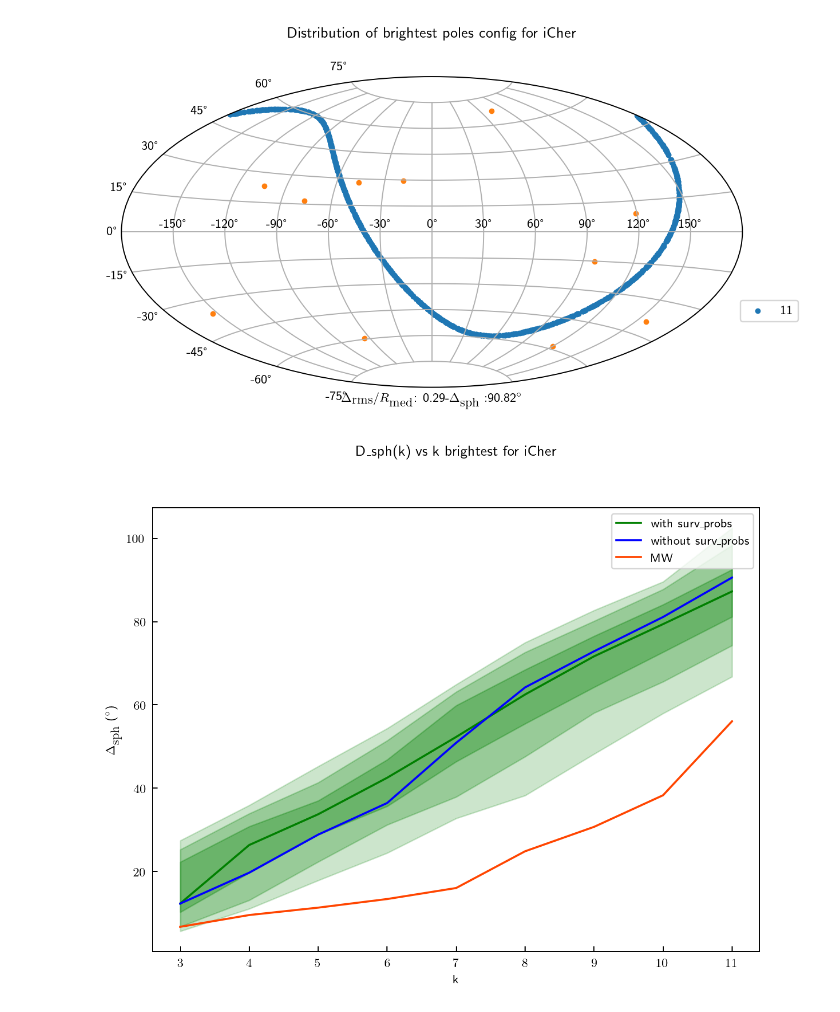
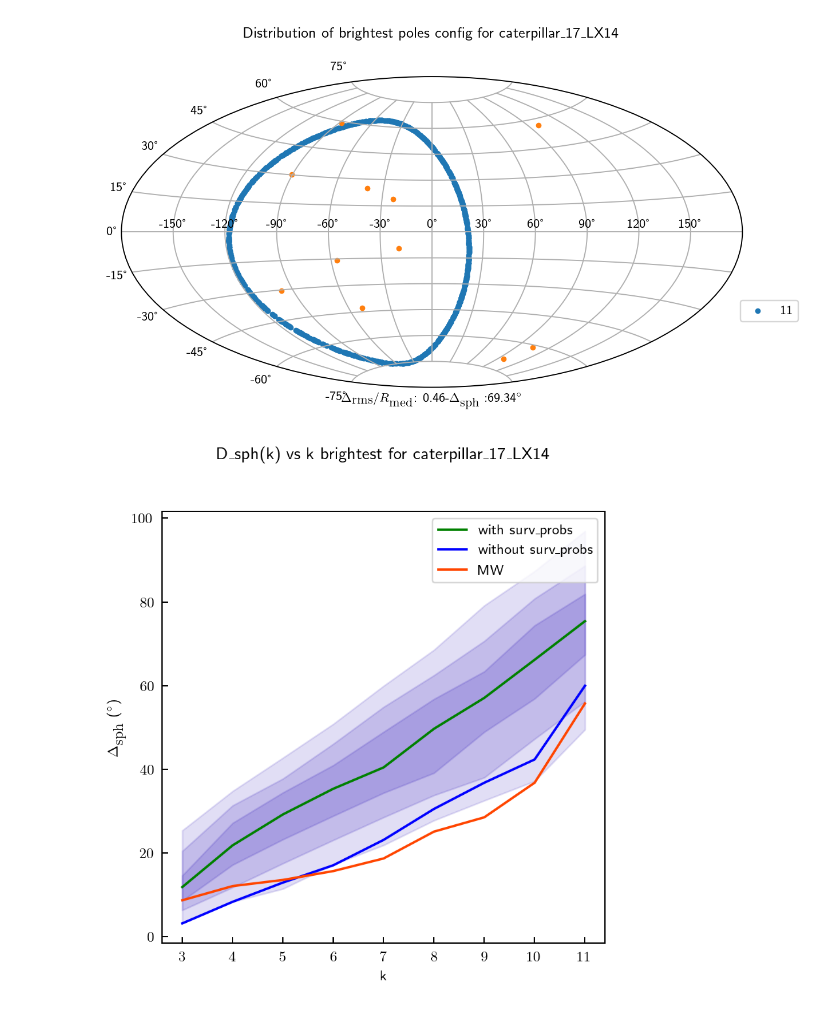
Before and after one commit to khanhnp910/SatelliteAnisotropy, a Jupyter notebook: src/test_notebook_v3.ipynb, the cells around one changed output. Saved outputs shown, nothing was run; the diff lists cells and outputs as text; code cells hidden in the pictures.

```diff
--- a/src/test_notebook_v3.ipynb
+++ b/src/test_notebook_v3.ipynb
@@ -13,7 +13,7 @@ from os import makedirs
 # %%
 plot_pretty()
 # %%
-suite_name = 'caterpillar_19_LX14'
+suite_name = 'caterpillar_17_LX14'
 #suite_name = 'iBurr'
 saveimage = False
 executed_as_300kpc = True
@@ -31,8 +31,8 @@ if executed_as_python:
 select_by_Rvir = not executed_as_300kpc
 name_extension = "_300kpc" if executed_as_300kpc else ""
 
-base_dir = '../data'
-gen_data_dir  = base_dir + '/gendata'
+#base_dir = '../data'
+#gen_data_dir  = base_dir + '/gendata'
 if suite_name[0] == 'i':
   catalog = 'elvis_isolated'
   suite_dir = join(config.raw_dir, config.elvis_isolated_raw_name)
@@ -64,11 +64,12 @@ plot_poles_brightest(suite_name, data, select_by_Rvir=select_by_Rvir, seed=seed,
 # %%
 plot_poles_brightest_with_config(suite_name, data, select_by_Rvir=select_by_Rvir, seed=seed, save_dir=save_dir, saveimage=saveimage)
 # %% [output]
-[figure, old version]
+[figure, new version]
 # %%
-plot_D_sph_vs_k_brightest(suite_name, data, brightest_dir=brightest_dir, select_by_Rvir=select_by_Rvir, seed=seed, save_dir=save_dir, saveimage=saveimage)
+plot_D_sph_vs_k_brightest(suite_name, data, brightest_dir=brightest_dir, select_by_Rvir=select_by_Rvir,
+                          seed=seed, save_dir=save_dir, saveimage=saveimage)
 # %% [output]
-[figure, old version]
+[figure, new version]
 # %%
 plot_distribution_D_sph_dispersion(suite_name, data_dir, data_surv_probs_dir, data, brightest_dir=brightest_dir, select_by_Rvir=select_by_Rvir, seed=seed, save_dir=save_dir, saveimage=saveimage)
 # %% [output]
```
Also changed, not shown: parts of 9 cells of this notebook, 3 other files.
